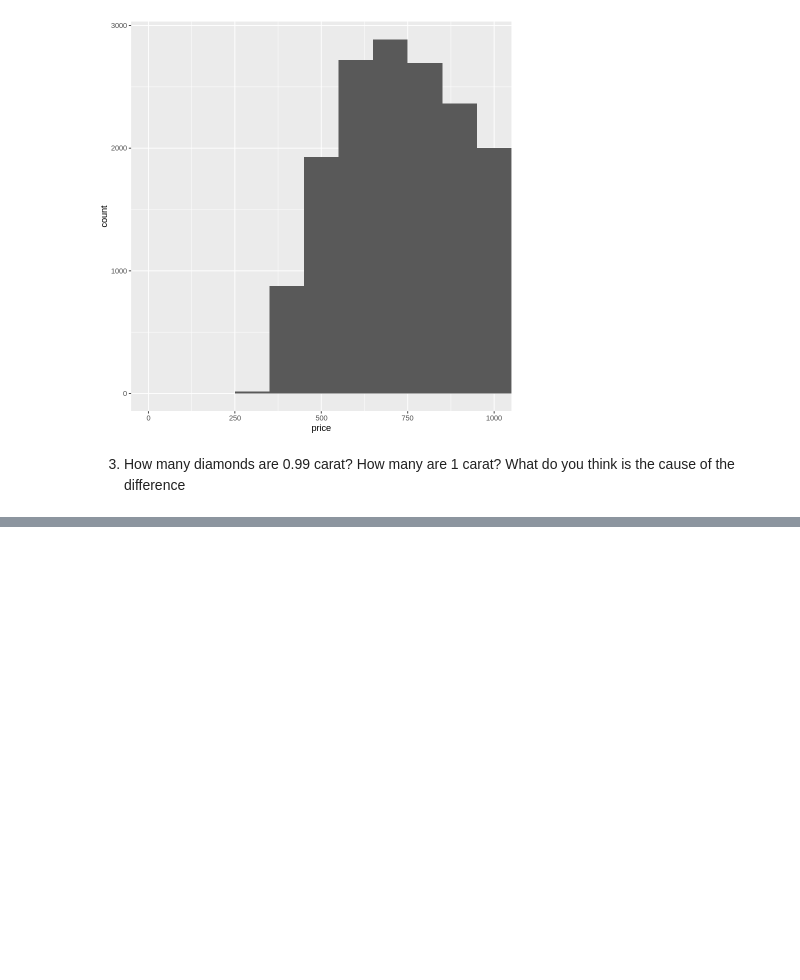
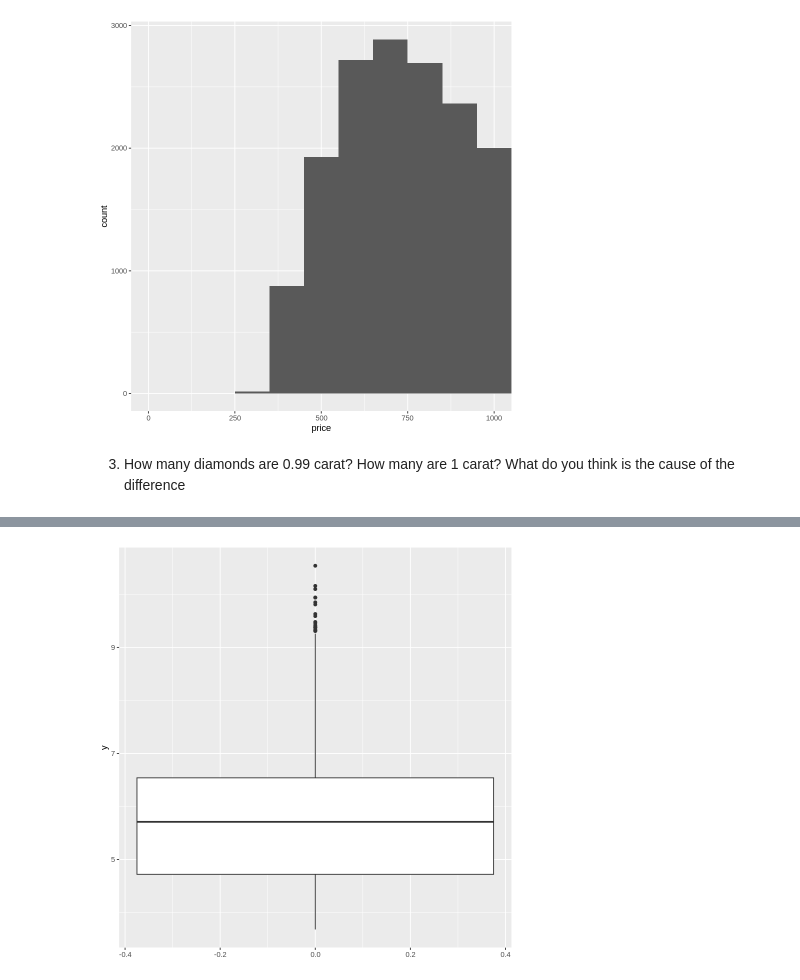
Before and after one commit to khuongduying/dataviz, a Jupyter notebook: DataViz_3.ipynb, the cells around one changed output, grey strips where cells are left out. Saved outputs shown, nothing was run; the diff lists cells and outputs as text; code cells hidden in the pictures; blank space fills up the shorter version.

```diff
--- a/DataViz_3.ipynb
+++ b/DataViz_3.ipynb
@@ -161,0 +209,6 @@ ggplot(
+# %%
+ggplot(
+  diamonds2,
+  aes(y=y)
+) + geom_boxplot()
+# %% [output]
@@ -161,0 +217 @@ ggplot(
+[figure, added]
```
Also changed, not shown: parts of 44 cells of this notebook.
